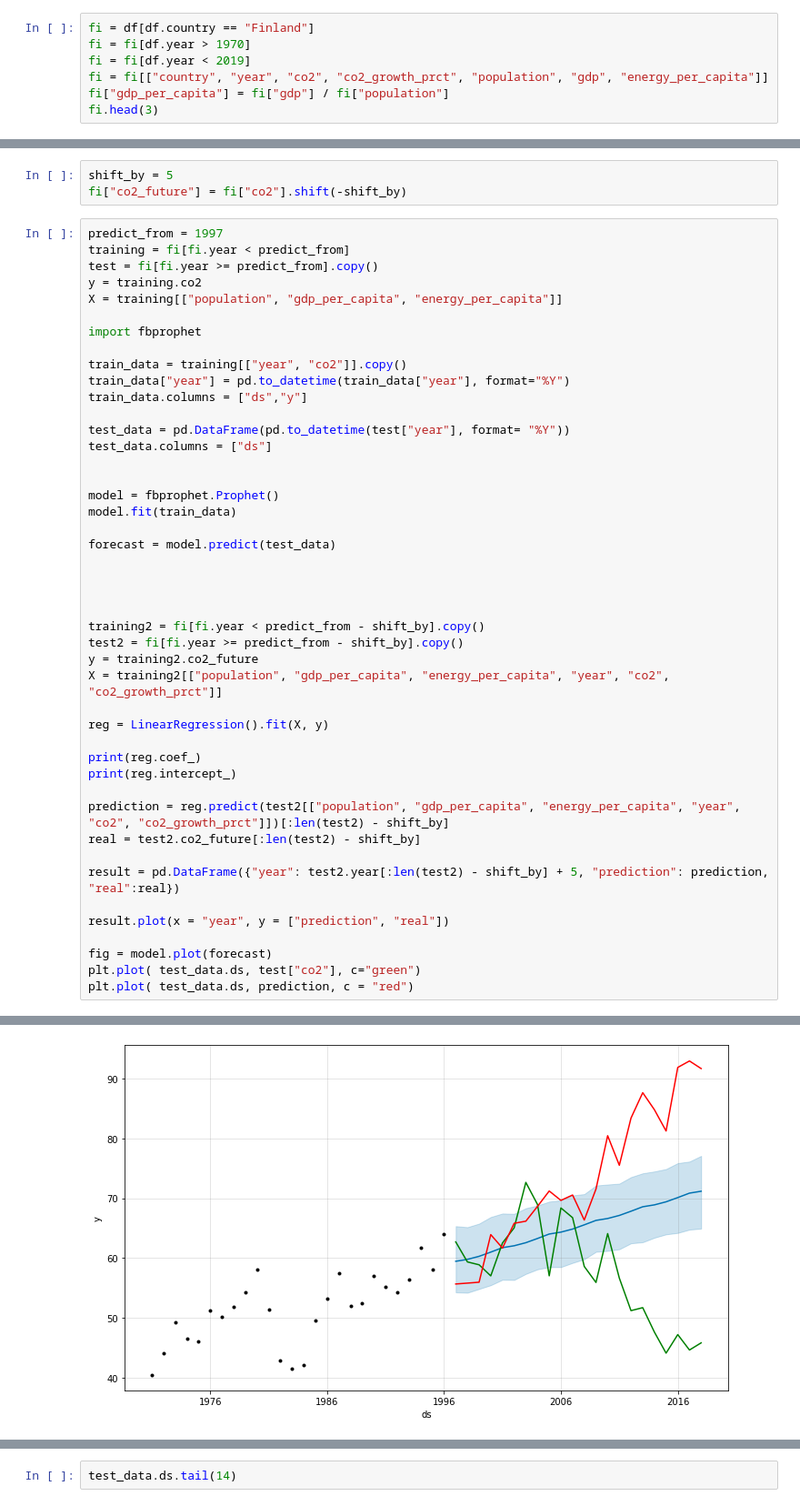
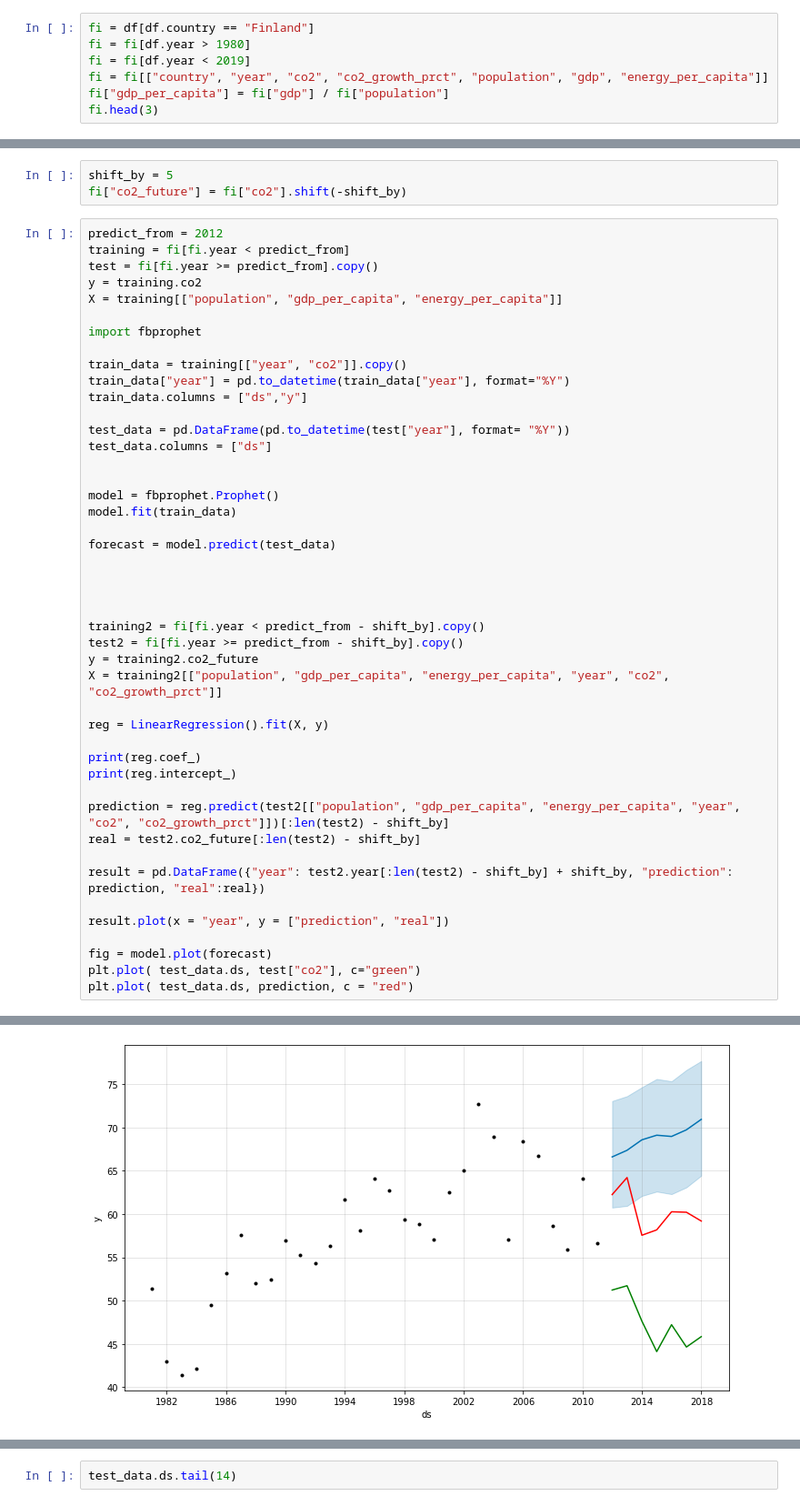
Before and after one commit to AayushKucheria/Reaktor-Communicating-Climate-Change, a Jupyter notebook: Data exploration.ipynb, the cells around one changed output, grey strips where cells are left out. Shown at 91% size. Cells and saved outputs as stored; diff of their text form.

Commit message:
Prediction model ipdated

```diff
--- a/Data exploration.ipynb
+++ b/Data exploration.ipynb
@@ -328,7 +328,7 @@ Could possibly do this process (outliers -> viz) for more variables (per_capita,
 from sklearn.linear_model import LinearRegression
 # %%
 fi = df[df.country == "Finland"]
-fi = fi[df.year > 1970]
+fi = fi[df.year > 1980]
 fi = fi[df.year < 2019]
 fi = fi[["country", "year", "co2", "co2_growth_prct", "population", "gdp", "energy_per_capita"]]
 fi["gdp_per_capita"] = fi["gdp"] / fi["population"]
@@ -491,7 +495,7 @@ plt.legend()
 shift_by = 5
 fi["co2_future"] = fi["co2"].shift(-shift_by)
 # %%
-predict_from = 1997
+predict_from = 2012
 training = fi[fi.year < predict_from]
 test = fi[fi.year >= predict_from].copy()
 y = training.co2
@@ -528,7 +532,7 @@ print(reg.intercept_)
 prediction = reg.predict(test2[["population", "gdp_per_capita", "energy_per_capita", "year", "co2", "co2_growth_prct"]])[:len(test2) - shift_by]
 real = test2.co2_future[:len(test2) - shift_by]
 
-result = pd.DataFrame({"year": test2.year[:len(test2) - shift_by] + 5, "prediction": prediction, "real":real})
+result = pd.DataFrame({"year": test2.year[:len(test2) - shift_by] + shift_by, "prediction": prediction, "real":real})
 
 result.plot(x = "year", y = ["prediction", "real"])
 
@@ -547 +551 @@ INFO:fbprophet:n_changepoints greater than number of observations. Using 19.
-[figure, old version]
+[figure, new version]
```
Also changed, not shown: parts of 10 cells of this notebook.
